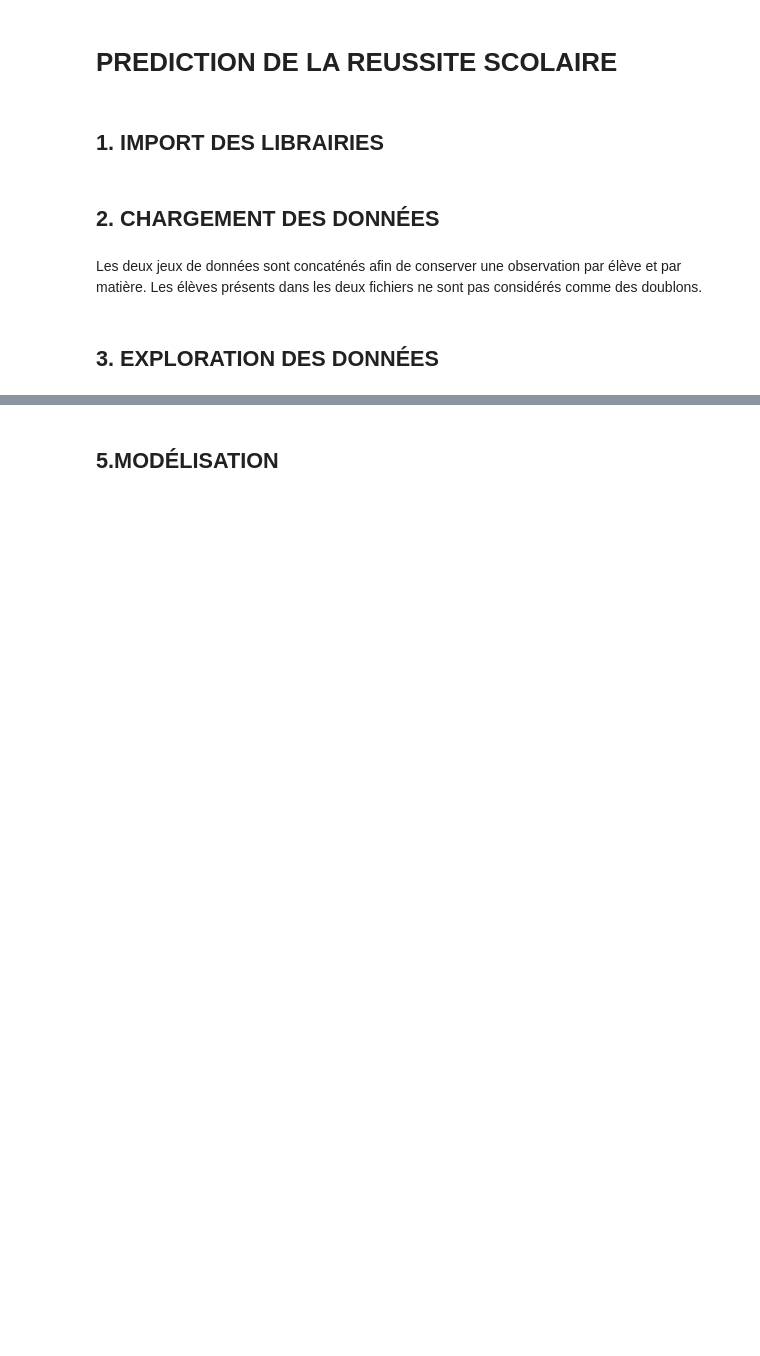
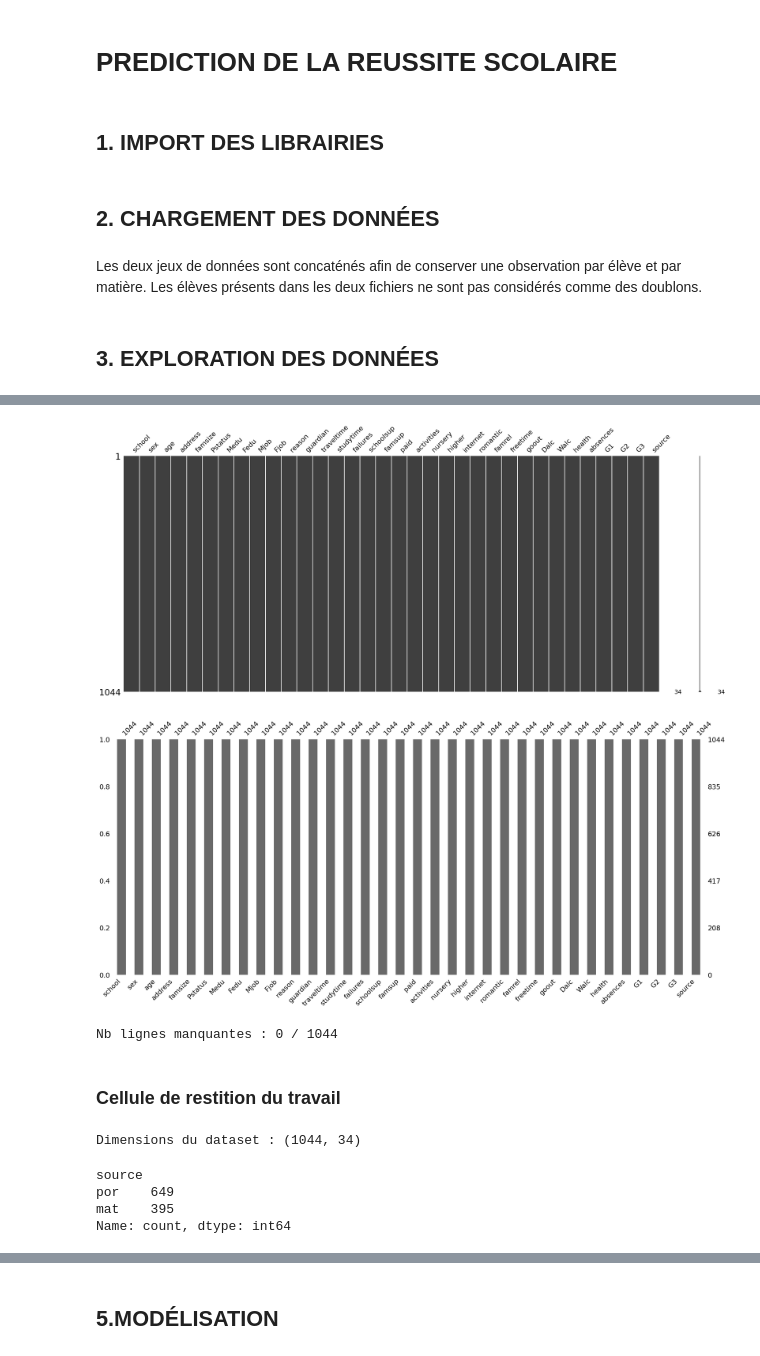
Before and after one commit to sebo-hizkia/OPCO-ATLAS-Exam, a Jupyter notebook: matrice-notebook.ipynb, the cells around one changed output, grey strips where cells are left out. Drawn from its saved outputs; the diff is of its cells as text; code cells hidden in the pictures; blank space fills up the shorter version.

```diff
--- a/matrice-notebook.ipynb
+++ b/matrice-notebook.ipynb
@@ -27,0 +86,30 @@ df["source"].value_counts()
+# %%
+# Visualiser la matrice des valeurs manquantes
+msno.matrix(df)
+plt.show()
+
+# Visualiser le barplot des colonnes manquantes
+msno.bar(df)
+plt.show()
+
+# Nombre de lignes avec au moins une valeur manquante
+missing_line = df.isna().any(axis=1).sum()
+total_line = df.shape[0]
+print(f"Nb lignes manquantes : {missing_line} / {total_line}")
+# %% [output]
+[figure, added]
+[figure, added]
+Nb lignes manquantes : 0 / 1044
+# %% [markdown]
+### Cellule de restition du travail
+# %%
+# Vérification
+print("Dimensions du dataset :", df.shape)
+df["source"].value_counts()
+#print("Type de données :", df.dtypes)
+# %% [output]
+Dimensions du dataset : (1044, 34)
+source
+por    649
+mat    395
+Name: count, dtype: int64
```
Also changed, not shown: parts of 39 cells of this notebook, 2 other files.
